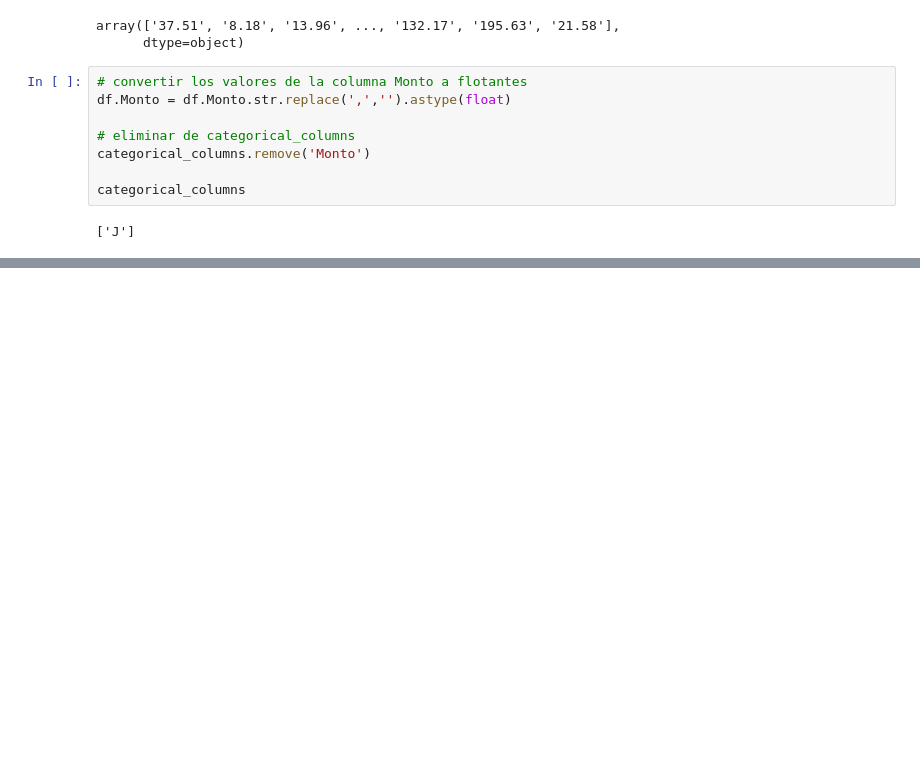
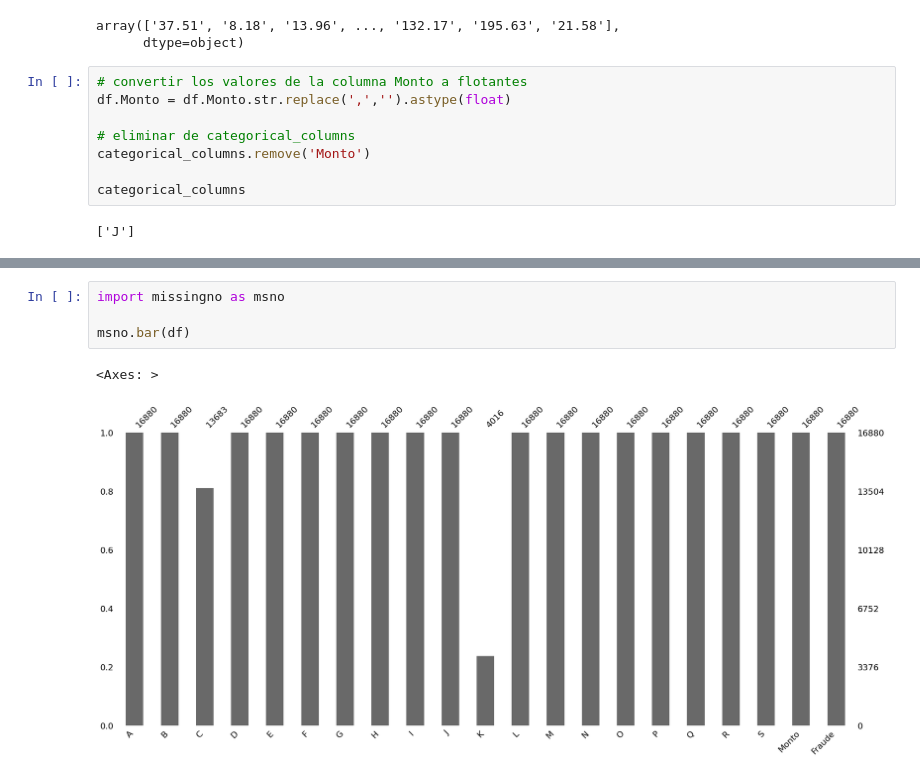
Before and after one commit to ElCabris/machine-learning-solutions, a Jupyter notebook: Final-Test/solution.ipynb, the cells around one changed output, grey strips where cells are left out. Drawn from its saved outputs; the diff is of its cells as text; blank space fills up the shorter version.

```diff
--- a/Final-Test/solution.ipynb
+++ b/Final-Test/solution.ipynb
@@ -131,0 +160,7 @@ for i in df.columns:
+# %%
+import missingno as msno
+
+msno.bar(df)
+# %% [output]
+<Axes: >
+[figure, added]
```
Also changed, not shown: parts of 13 cells of this notebook.
